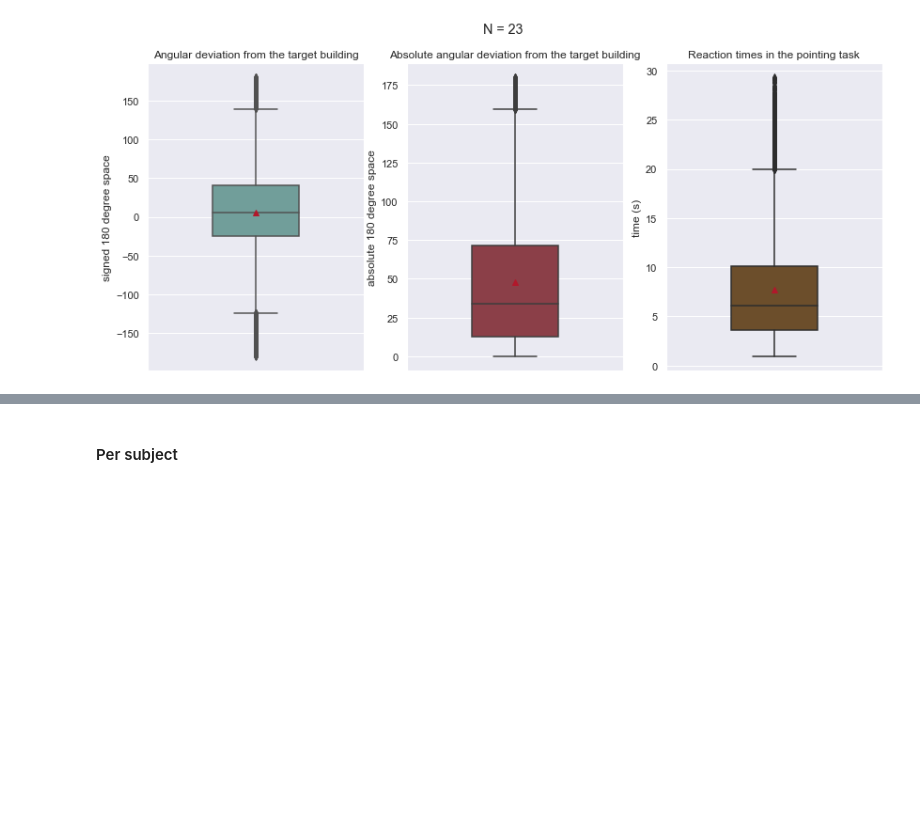
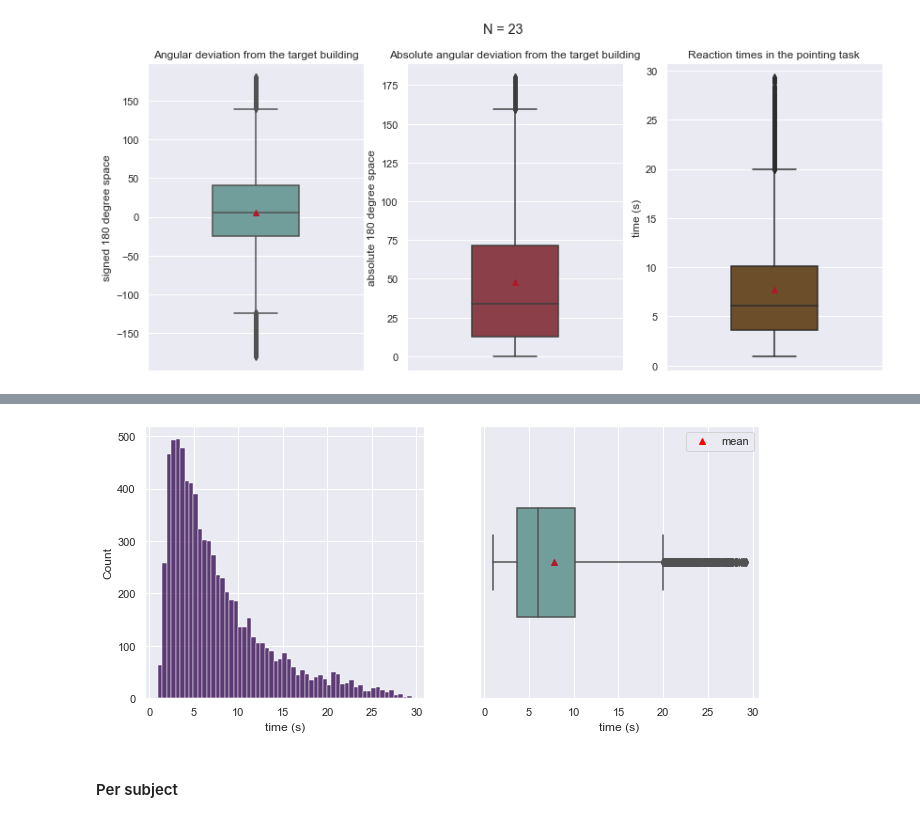
Before and after one commit to nora-maleki/humanA-pointing-task-analysis, a Jupyter notebook: analyses/01_main/02_descriptives.ipynb, the cells around one changed output, grey strips where cells are left out. Cells and saved outputs as stored; diff of their text form; code cells hidden in the pictures; blank space fills up the shorter version.

```diff
--- a/analyses/01_main/02_descriptives.ipynb
+++ b/analyses/01_main/02_descriptives.ipynb
@@ -237,3 +248,32 @@ plt.show()
+# %%
+fig, axes = plt.subplots(1,2, figsize=(11,5))
+
+sns.histplot(
+    data=df_cleaned,
+    x='RT',
+    binwidth=.5,
+    ax=axes[0]
+).set(xlabel='time (s)')
+
+sns.boxplot(
+    data=df_cleaned,
+    x='RT',
+    orient='h',
+    width=.4,
+    saturation=.5,
+    showmeans = True,
+    color=colorblind_palette[1],
+    ax=axes[1],
+).set(xlabel='time (s)')
+
+plt.legend(handles = [Line2D([0], [0], color='r', marker='^', lw=0, label='mean')])
+
+# plt.suptitle('Reaction times', size=16)
+fig.savefig(f'{PLOT_PATH}/RT_hist_box_{N}.png', bbox_inches='tight', dpi=90)
+
+plt.show()
+# %% [output]
+[figure, added]
 # %% [markdown]
 #### Per subject
 # %%
```
Also changed, not shown: parts of 4 cells of this notebook.
